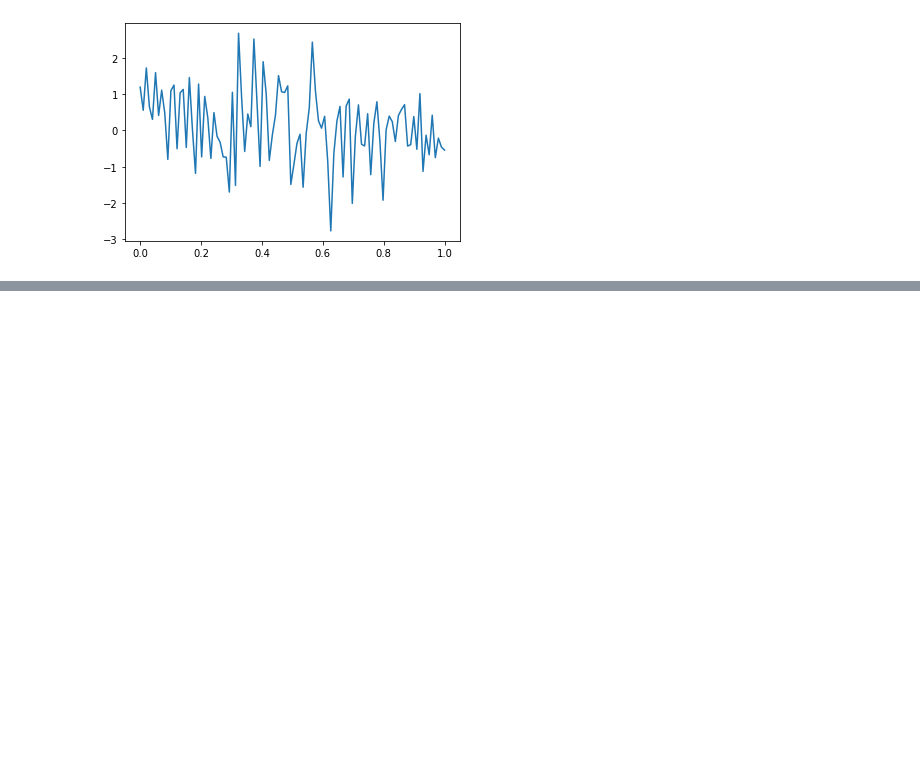
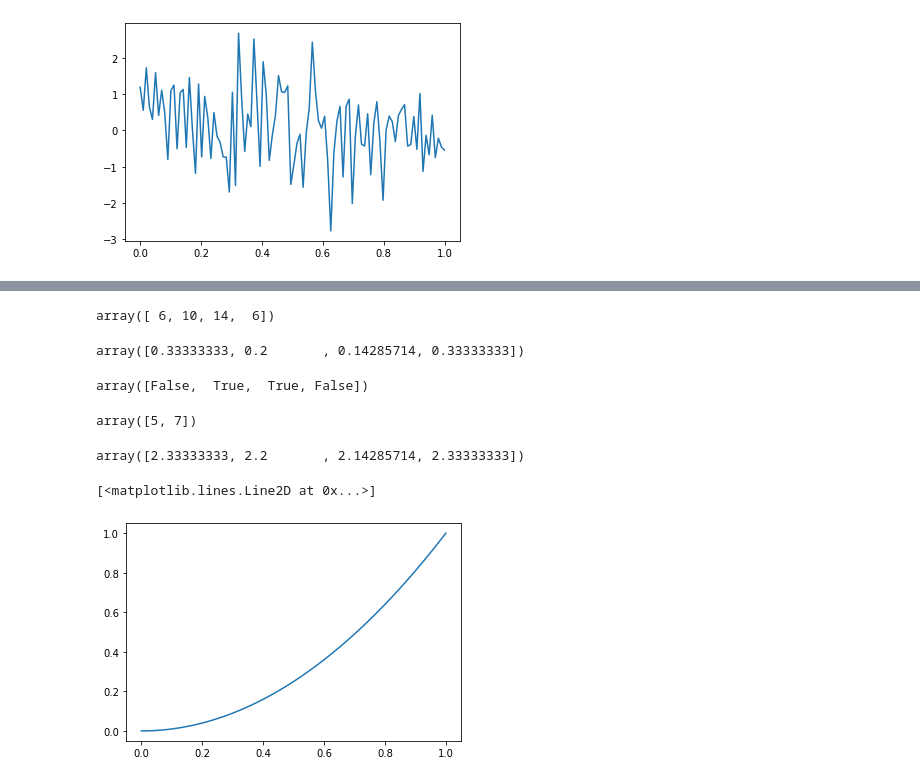
Before and after one commit to eriksherman/notes, a Jupyter notebook: numpy.ipynb, the cells around one changed output, grey strips where cells are left out. Saved outputs shown, nothing was run; the diff lists cells and outputs as text; code cells hidden in the pictures; blank space fills up the shorter version.

```diff
--- a/numpy.ipynb
+++ b/numpy.ipynb
@@ -38,0 +90,27 @@ plt.plot(t,a5)
+# %%
+2*a1
+# %% [output]
+array([ 6, 10, 14,  6])
+# %%
+1/a1
+# %% [output]
+array([0.33333333, 0.2       , 0.14285714, 0.33333333])
+# %%
+a1 > 4
+# %% [output]
+array([False,  True,  True, False])
+# %%
+a1[a1 > 4]
+# %% [output]
+array([5, 7])
+# %%
+1/a1 + 2
+# %% [output]
+array([2.33333333, 2.2       , 2.14285714, 2.33333333])
+# %%
+x = np.linspace(0,1,100)
+y = x**2
+plt.plot(x,y)
+# %% [output]
+[<matplotlib.lines.Line2D at 0x...>]
+[figure, added]
```
Also changed, not shown: parts of 106 cells of this notebook, 1 other file.
